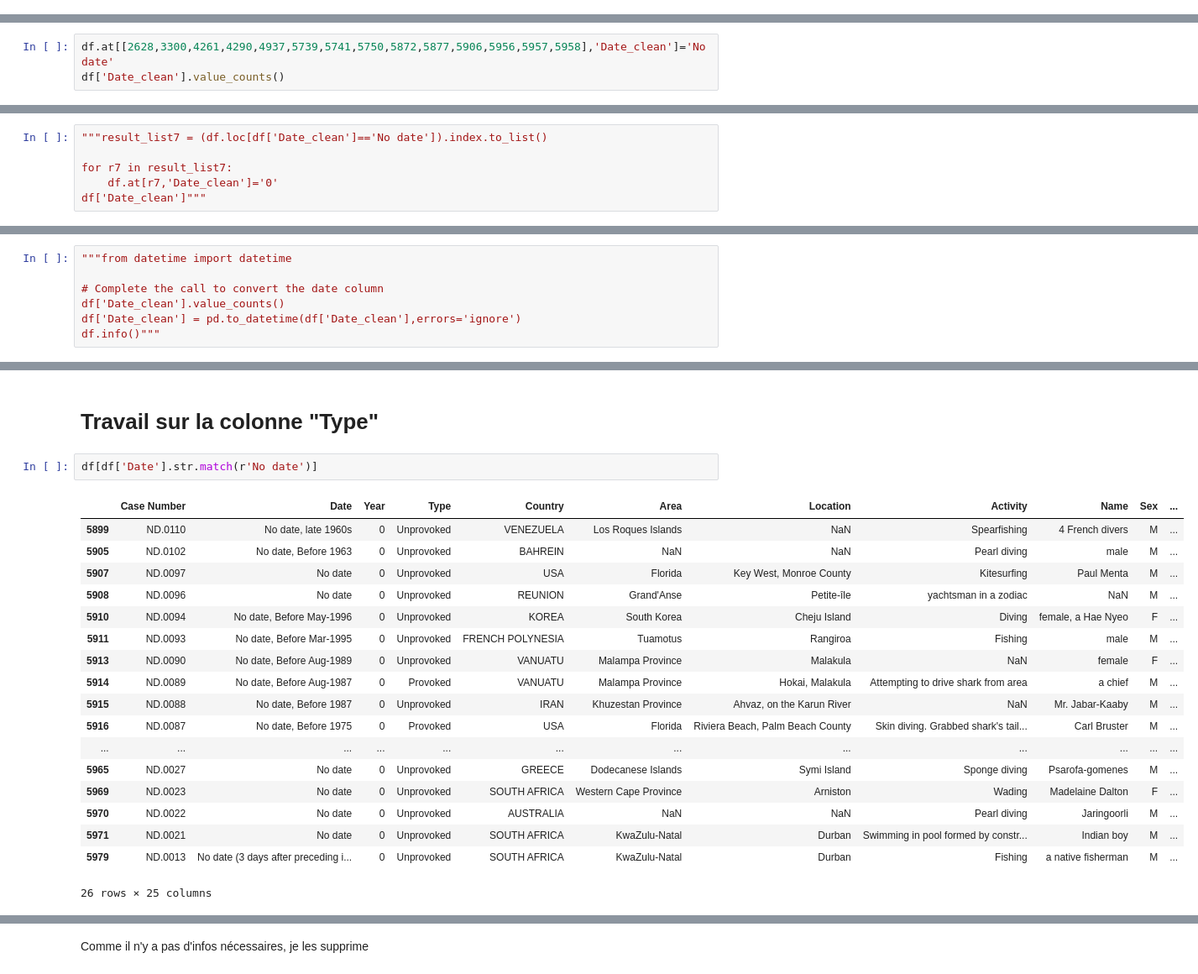
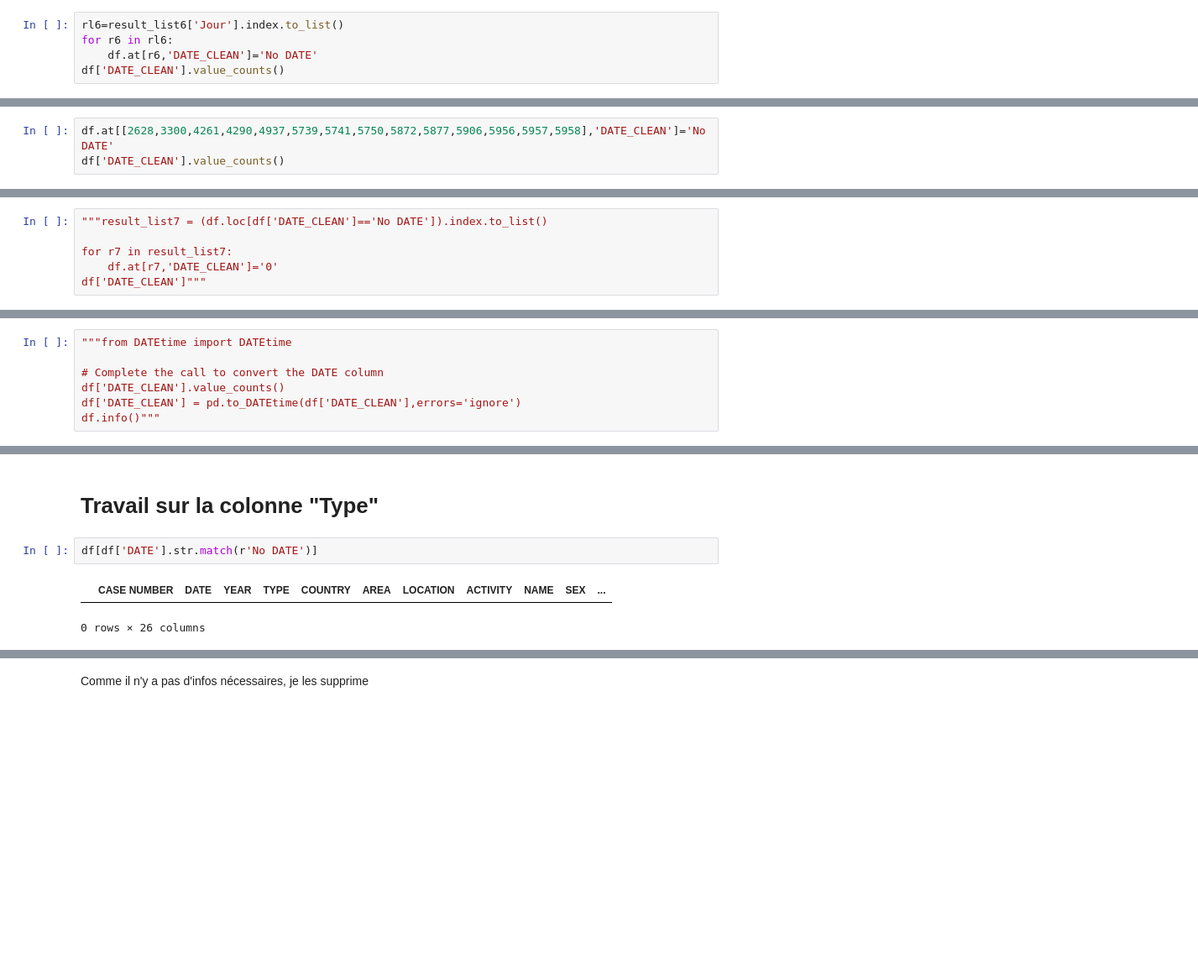
Before and after one commit to sandrineh/data-labs, a Jupyter notebook: module-1/pandas-project/your-code/Main.ipynb, the cells around one changed output, grey strips where cells are left out. Shown at 84% size. Drawn from its saved outputs; the diff is of its cells as text; blank space fills up the shorter version.

Commit message:
projet cleaning fini le 15 juillet ReadMe à finir

```diff
--- a/module-1/pandas-project/your-code/Main.ipynb
+++ b/module-1/pandas-project/your-code/Main.ipynb
@@ -586,0 +597,5 @@ Name: Date_clean, Length: 4604, dtype: int64
+# %%
+rl6=result_list6['Jour'].index.to_list()
+for r6 in rl6:
+    df.at[r6,'DATE_CLEAN']='No DATE'
+df['DATE_CLEAN'].value_counts()
@@ -607,4 +640,4 @@ Name: Date_clean, dtype: object
 # %%
-df.at[[2628,3300,4261,4290,4937,5739,5741,5750,5872,5877,5906,5956,5957,5958],'Date_clean']='No date'
-df['Date_clean'].value_counts()
+df.at[[2628,3300,4261,4290,4937,5739,5741,5750,5872,5877,5906,5956,5957,5958],'DATE_CLEAN']='No DATE'
+df['DATE_CLEAN'].value_counts()
 # %% [output]
@@ -628,7 +661,7 @@ Name: Date_clean, Length: 4595, dtype: int64
 # %%
-"""result_list7 = (df.loc[df['Date_clean']=='No date']).index.to_list()
+"""result_list7 = (df.loc[df['DATE_CLEAN']=='No DATE']).index.to_list()
 
 for r7 in result_list7:
-    df.at[r7,'Date_clean']='0'
-df['Date_clean']"""
+    df.at[r7,'DATE_CLEAN']='0'
+df['DATE_CLEAN']"""
 # %% [output]
@@ -636,8 +669,8 @@ df['Date_clean']"""
 # %%
-"""from datetime import datetime
+"""from DATEtime import DATEtime
 
-# Complete the call to convert the date column
-df['Date_clean'].value_counts()
-df['Date_clean'] = pd.to_datetime(df['Date_clean'],errors='ignore')
+# Complete the call to convert the DATE column
+df['DATE_CLEAN'].value_counts()
+df['DATE_CLEAN'] = pd.to_DATEtime(df['DATE_CLEAN'],errors='ignore')
 df.info()"""
 # %% [output]
@@ -645,24 +678,8 @@ df.info()"""
 # %% [markdown]
 # Travail sur la colonne "Type"
 # %%
-df[df['Date'].str.match(r'No date')]
+df[df['DATE'].str.match(r'No DATE')]
 # %% [output]
-|  | Case Number | Date | Year | Type | Country | Area | Location | Activity | Name | Sex | ... |
-| 5899 | ND.0110 | No date, late 1960s | 0 | Unprovoked | VENEZUELA | Los Roques Islands | NaN | Spearfishing | 4 French divers | M | ... |
-| 5905 | ND.0102 | No date, Before 1963 | 0 | Unprovoked | BAHREIN | NaN | NaN | Pearl diving | male | M | ... |
-| 5907 | ND.0097 | No date | 0 | Unprovoked | USA | Florida | Key West, Monroe County | Kitesurfing | Paul Menta | M | ... |
-| 5908 | ND.0096 | No date | 0 | Unprovoked | REUNION | Grand'Anse | Petite-île | yachtsman in a zodiac | NaN | M | ... |
-| 5910 | ND.0094 | No date, Before May-1996 | 0 | Unprovoked | KOREA | South Korea | Cheju Island | Diving | female, a Hae Nyeo | F | ... |
-| 5911 | ND.0093 | No date, Before Mar-1995 | 0 | Unprovoked | FRENCH POLYNESIA | Tuamotus | Rangiroa | Fishing | male | M | ... |
-| 5913 | ND.0090 | No date, Before Aug-1989 | 0 | Unprovoked | VANUATU | Malampa Province | Malakula | NaN | female | F | ... |
-| 5914 | ND.0089 | No date, Before Aug-1987 | 0 | Provoked | VANUATU | Malampa Province | Hokai, Malakula | Attempting to drive shark from area | a chief | M | ... |
-| 5915 | ND.0088 | No date, Before 1987 | 0 | Unprovoked | IRAN | Khuzestan Province | Ahvaz, on the Karun River | NaN | Mr. Jabar-Kaaby | M | ... |
-| 5916 | ND.0087 | No date, Before 1975 | 0 | Provoked | USA | Florida | Riviera Beach, Palm Beach County | Skin diving. Grabbed shark's tail... | Carl Bruster | M | ... |
-| ... | ... | ... | ... | ... | ... | ... | ... | ... | ... | ... | ... |
-| 5965 | ND.0027 | No date | 0 | Unprovoked | GREECE | Dodecanese Islands | Symi Island | Sponge diving | Psarofa-gomenes | M | ... |
-| 5969 | ND.0023 | No date | 0 | Unprovoked | SOUTH AFRICA | Western Cape Province | Arniston | Wading | Madelaine Dalton | F | ... |
-| 5970 | ND.0022 | No date | 0 | Unprovoked | AUSTRALIA | NaN | NaN | Pearl diving | Jaringoorli | M | ... |
-| 5971 | ND.0021 | No date | 0 | Unprovoked | SOUTH AFRICA | KwaZulu-Natal | Durban | Swimming in pool formed by constr... | Indian boy | M | ... |
-| 5979 | ND.0013 | No date (3 days after preceding i... | 0 | Unprovoked | SOUTH AFRICA | KwaZulu-Natal | Durban | Fishing | a native fisherman | M | ... |
+|  | CASE NUMBER | DATE | YEAR | TYPE | COUNTRY | AREA | LOCATION | ACTIVITY | NAME | SEX | ... |
-26 rows × 25 columns
+0 rows × 26 columns
 # %%
```
Also changed, not shown: parts of 105 cells of this notebook, 1 other file.
